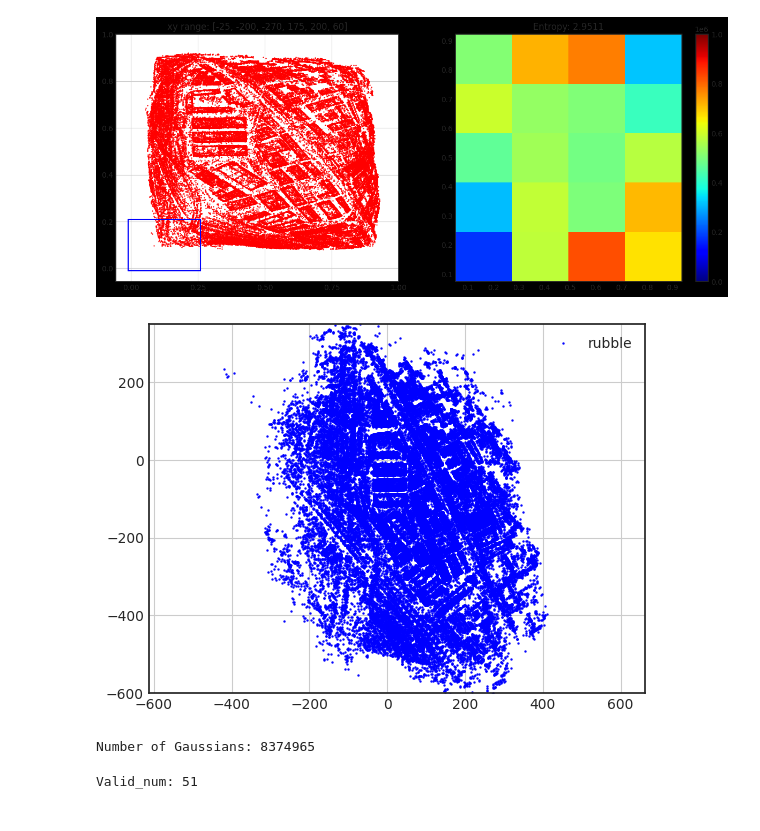
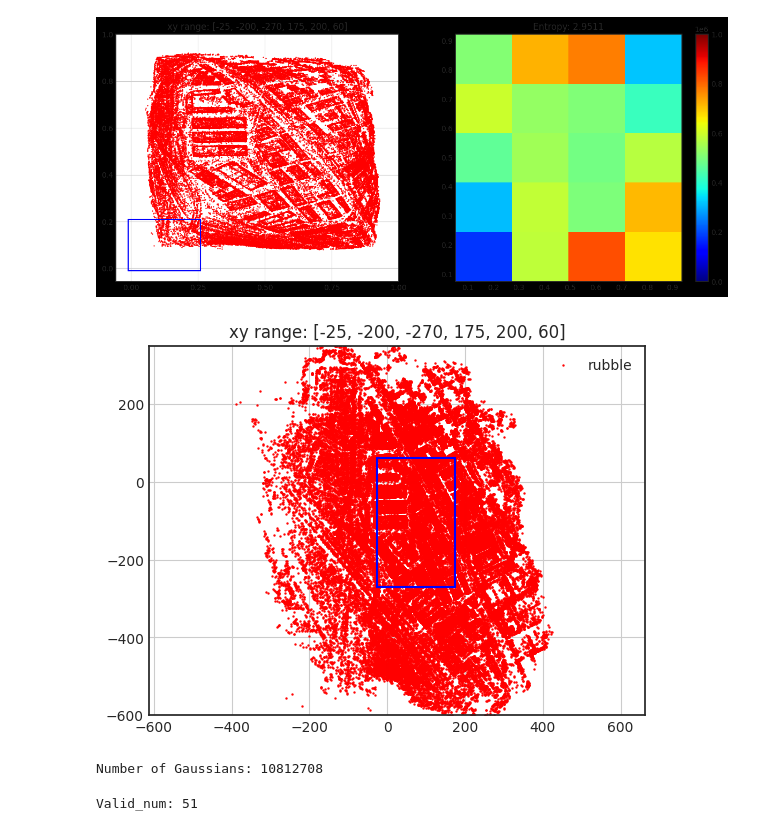
Before and after one commit to DekuLiuTesla/CityGaussian, a Jupyter notebook: notebooks/block_analysis_campus.ipynb, the cells around one changed output. Drawn from its saved outputs; the diff is of its cells as text; code cells hidden in the pictures.

```diff
--- a/notebooks/block_analysis_campus.ipynb
+++ b/notebooks/block_analysis_campus.ipynb
@@ -234,25 +234,25 @@ cam_centers = torch.stack(cam_centers, dim=0).detach().cpu().numpy()
 # %%
 plt.figure()
 plt.style.use('seaborn-white')
 xyz_org = gaussians.get_xyz
-plt.scatter(xyz_org[::100, 0].detach().cpu(), xyz_org[::100, 2].detach().cpu(), s=0.5, c='b', label='rubble')
+plt.scatter(xyz_org[::100, 0].detach().cpu(), xyz_org[::100, 2].detach().cpu(), s=0.5, c='r', label='rubble')
 # plt.scatter(cam_centers[:, 0], cam_centers[:, 2], s=10, c='r', label='camera')
-# plt.plot([xy_range[0], xy_range[0]], [xy_range[1], xy_range[3]], 'b')
-# plt.plot([xy_range[2], xy_range[2]], [xy_range[1], xy_range[3]], 'b')
-# plt.plot([xy_range[0], xy_range[2]], [xy_range[1], xy_range[1]], 'b')
-# plt.plot([xy_range[0], xy_range[2]], [xy_range[3], xy_range[3]], 'b')
-# plt.title(f"xy range: {xy_range}")
+plt.plot([xy_range[0], xy_range[0]], [xy_range[2], xy_range[5]], 'b')
+plt.plot([xy_range[3], xy_range[3]], [xy_range[2], xy_range[5]], 'b')
+plt.plot([xy_range[0], xy_range[3]], [xy_range[2], xy_range[2]], 'b')
+plt.plot([xy_range[0], xy_range[3]], [xy_range[5], xy_range[5]], 'b')
+plt.title(f"xy range: {xy_range}")
 plt.axis('equal')
 plt.xlim(-350, 400)
 plt.ylim(-600, 350)
 plt.legend()
 plt.grid(True)
 plt.show()
 
 print(f"Number of Gaussians: {xyz_org.shape[0]}")
 # %% [output]
-[figure, old version]
+[figure, new version]
-Number of Gaussians: 8374965
+Number of Gaussians: 10812708
 # %%
 # 17, 0.05 1169
 # 17, 0.075 753
```
Also changed, not shown: 1 other file.
